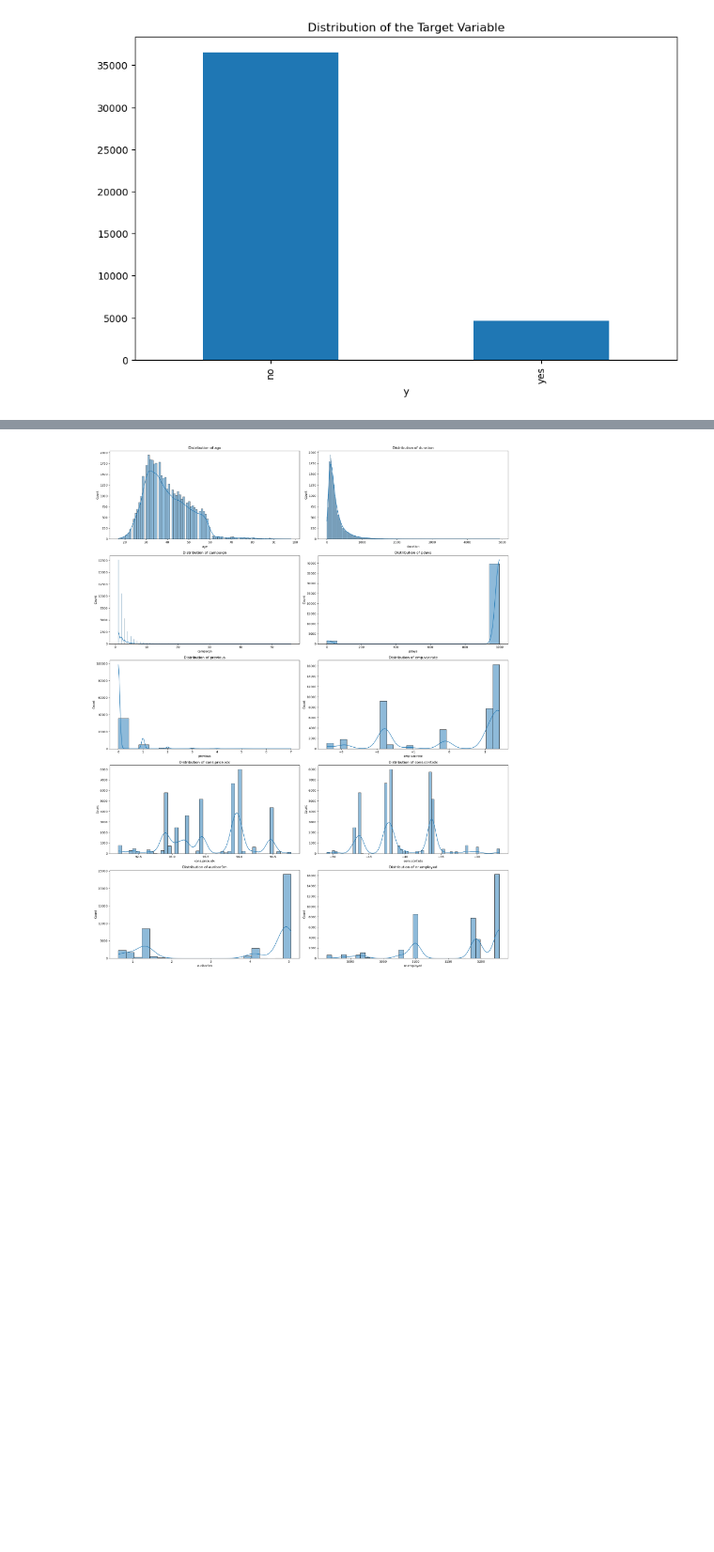
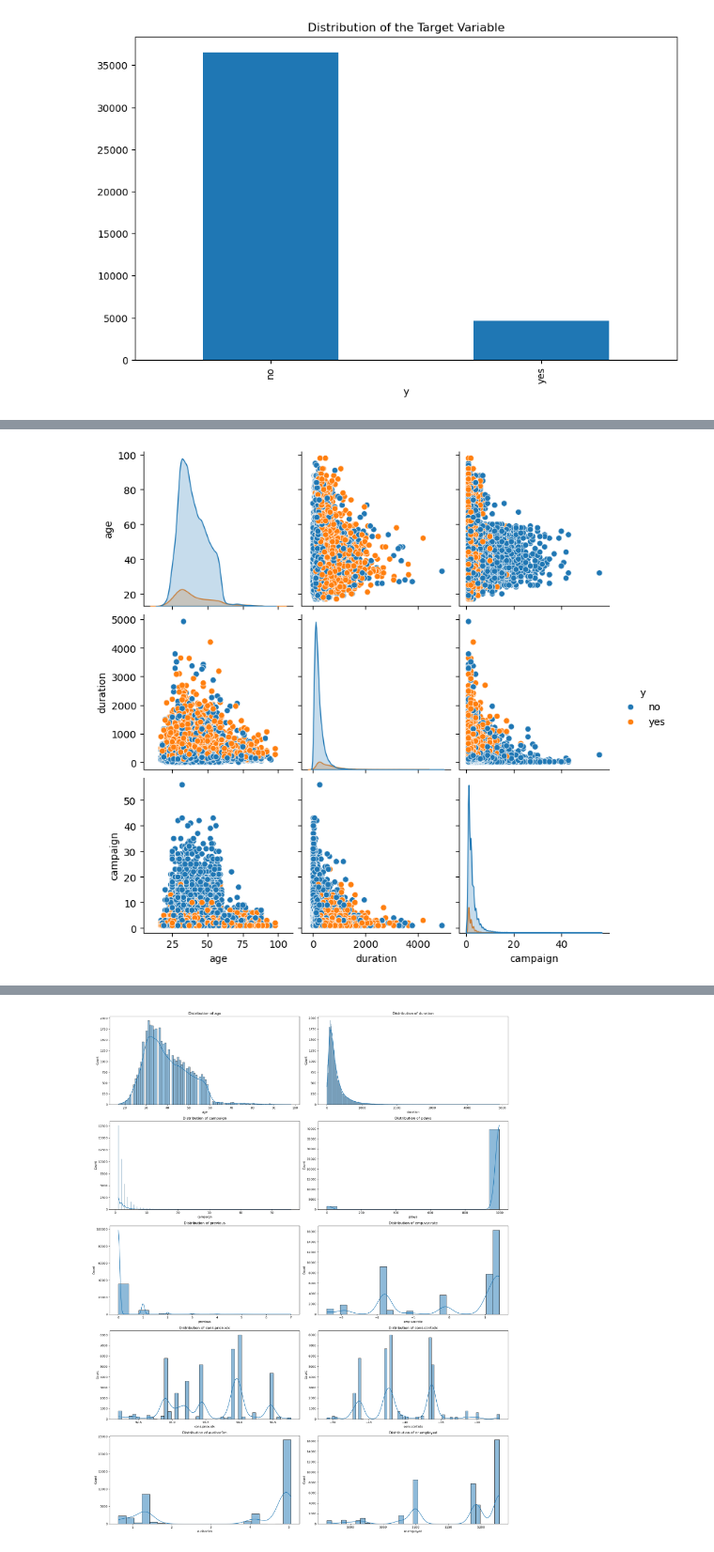
Before and after one commit to Geovannyy/Geovannyy-ML-DM-with-Python-and-Azure-ML-Studio, a Jupyter notebook: notebooks/Task_1_Classification.ipynb, the cells around one changed output, grey strips where cells are left out. Shown at 94% size. Saved outputs shown, nothing was run; the diff lists cells and outputs as text; code cells hidden in the pictures; blank space fills up the shorter version.

```diff
--- a/notebooks/Task_1_Classification.ipynb
+++ b/notebooks/Task_1_Classification.ipynb
@@ -227,0 +261,9 @@ plt.close()
+# %%
+
+selected_features = ['age', 'duration', 'campaign', 'y']
+sns.pairplot(df[selected_features], hue='y')
+plt.savefig('../reports/figures/Task_1/pairplot_selected_features.png')
+plt.show()
+plt.close()
+# %% [output]
+[figure, added]
```
Also changed, not shown: parts of 9 cells of this notebook, 3 other files.
